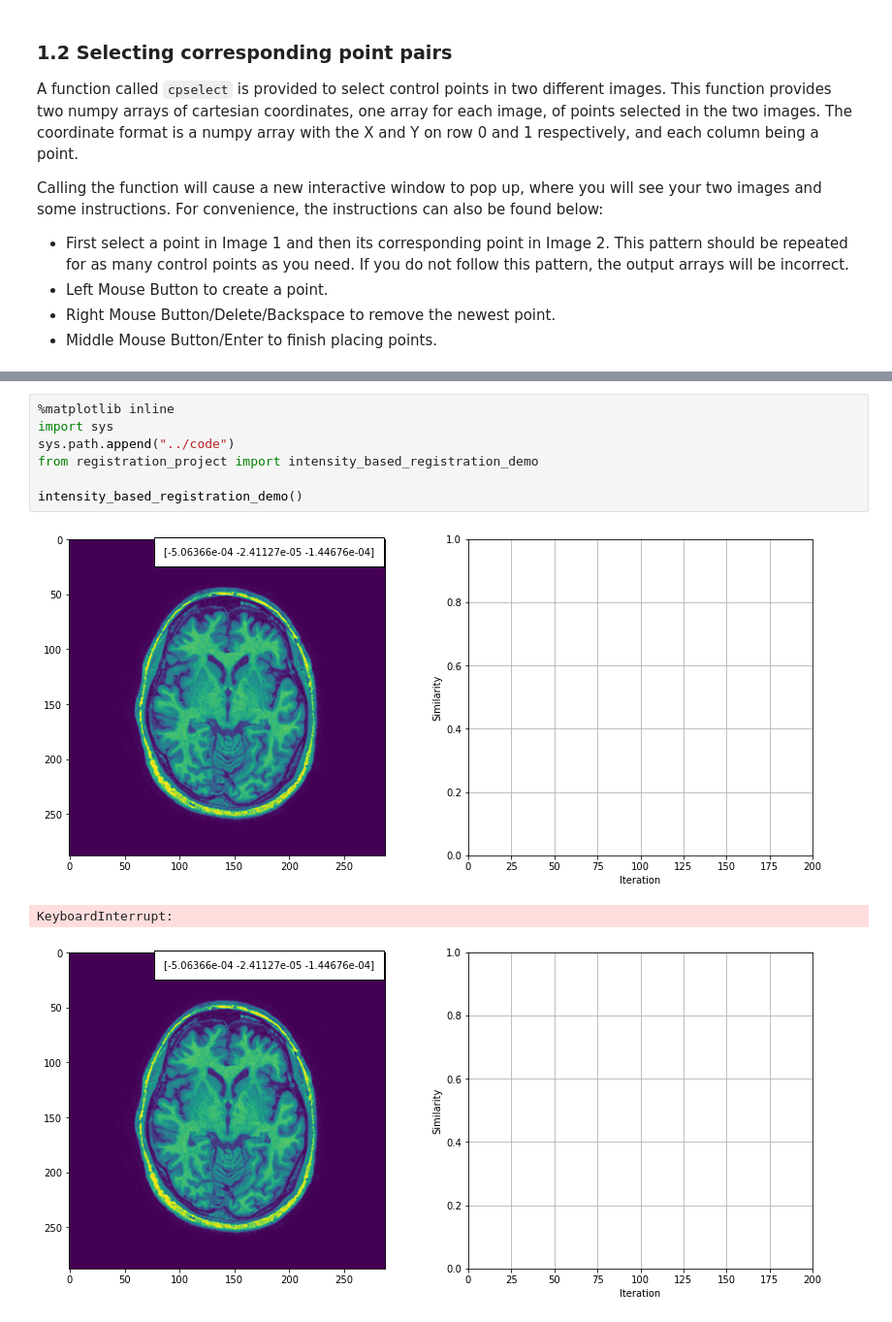
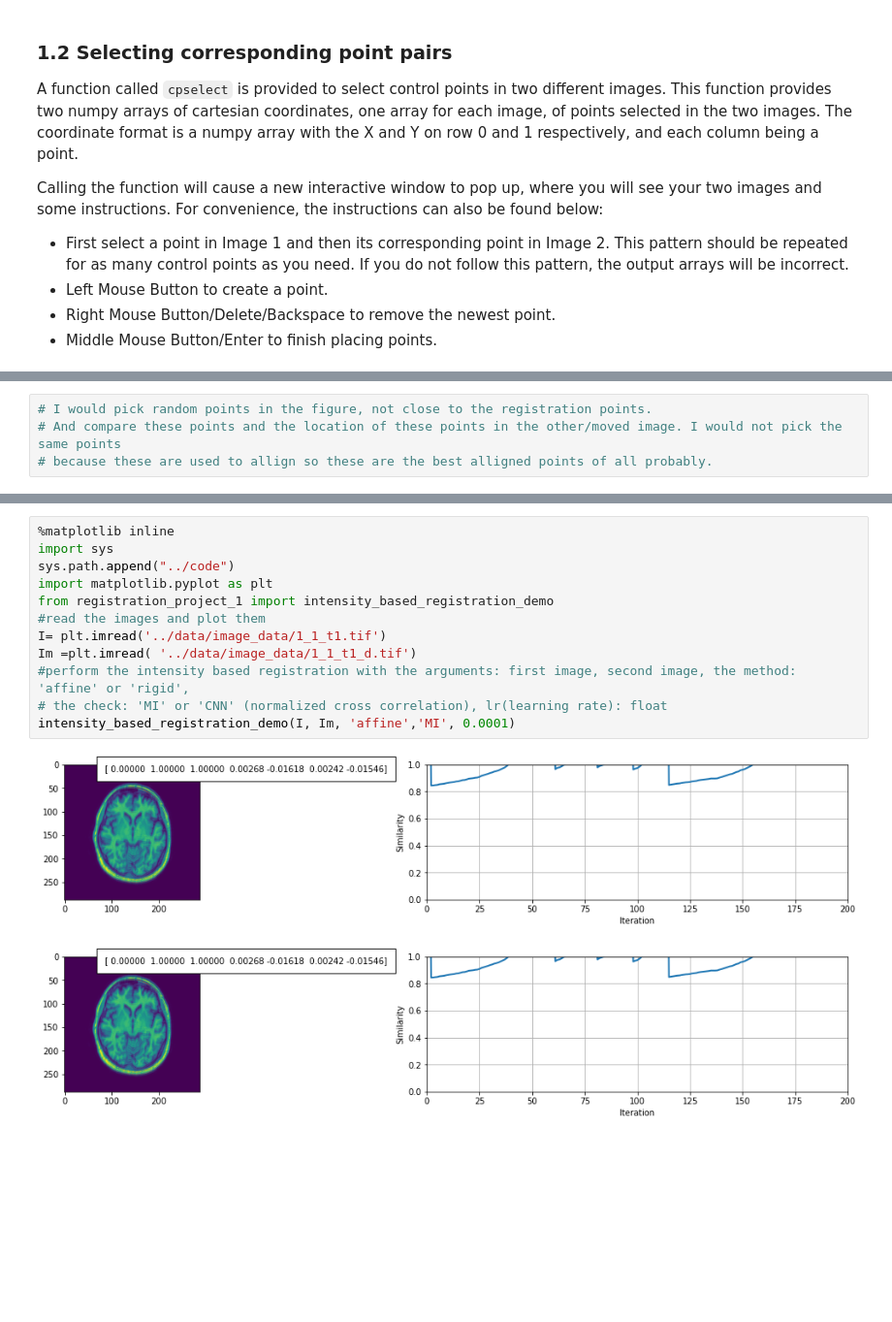
Before and after one commit to WHSchellekens/MIA_Group3, a Jupyter notebook: 1.6_Registration_project.ipynb, the cells around one changed output, grey strips where cells are left out. Shown at 97% size. Drawn from its saved outputs; the diff is of its cells as text; blank space fills up the shorter version.

```diff
--- a/1.6_Registration_project.ipynb
+++ b/1.6_Registration_project.ipynb
@@ -197,3 +195,7 @@ Xe, Xme = util.cpselect(I_path, Im_path)
+# %%
+# I would pick random points in the figure, not close to the registration points.
+# And compare these points and the location of these points in the other/moved image. I would not pick the same points
+# because these are used to allign so these are the best alligned points of all probably.
 # %% [markdown]
 <div id="intensity-based_reg"></div>
 
@@ -206,17 +208,21 @@ Xe, Xme = util.cpselect(I_path, Im_path)
 ### 3.1 Comparing the results of different registration methods
 
 The following Python script (provided as `intensity_based_registration_demo()`) performs rigid intensity-based registration of two images using the normalized-cross correlation as a similarity metric:
-# %%
-%matplotlib inline
-import sys
-sys.path.append("../code")
-from registration_project import intensity_based_registration_demo
-
-intensity_based_registration_demo()
-# %% [output]
-[figure, removed]
-KeyboardInterrupt:
-[figure, removed]
+# %%
+%matplotlib inline
+import sys
+sys.path.append("../code")
+import matplotlib.pyplot as plt
+from registration_project_1 import intensity_based_registration_demo
+#read the images and plot them
+I= plt.imread('../data/image_data/1_1_t1.tif')
+Im =plt.imread( '../data/image_data/1_1_t1_d.tif')
+#perform the intensity based registration with the arguments: first image, second image, the method: 'affine' or 'rigid',
+# the check: 'MI' or 'CNN' (normalized cross correlation), lr(learning rate): float
+intensity_based_registration_demo(I, Im, 'affine','MI', 0.0001)
+# %% [output]
+[figure, added]
+[figure, added]
 # %% [markdown]
 <div style="float:right;margin:-5px 5px"><img src="../reader/assets/todo_ico.png" width="42" height="42"></div>
 
```
Also changed, not shown: parts of 20 cells of this notebook, 1 other file.
